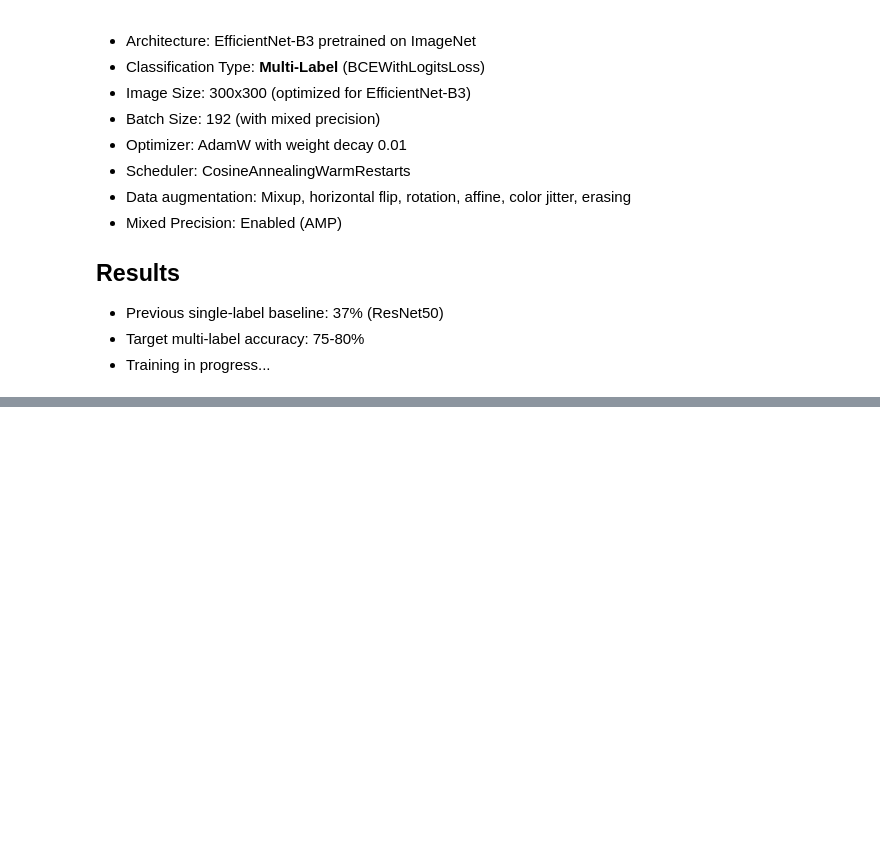
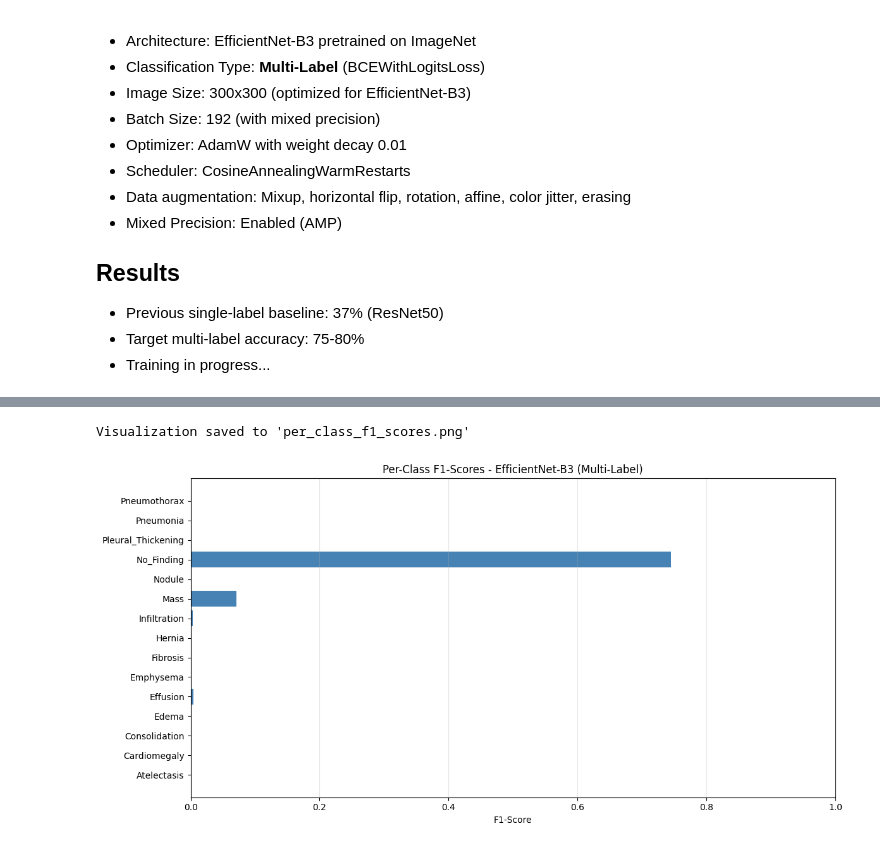
Before and after one commit to evanpetersen919/Chest-X-Ray-Classifier, a Jupyter notebook: classifier.ipynb, the cells around one changed output, grey strips where cells are left out. Cells and saved outputs as stored; diff of their text form; code cells hidden in the pictures; blank space fills up the shorter version.

Commit message:
Complete multi-label classifier with 1 epoch baseline(fixed broken training)

```diff
--- a/classifier.ipynb
+++ b/classifier.ipynb
@@ -429,23 +506,24 @@ cm = confusion_matrix(test_labels, test_preds)
 # %%
 # ------------------------------------------------------------------------------
-# VISUALIZE RESULTS
-# Generate and save confusion matrix heatmap for model performance analysis
+# VISUALIZE RESULTS - MULTI-LABEL
+# Generate and save per-class performance visualization
 # ------------------------------------------------------------------------------
 
 import matplotlib.pyplot as plt
 import seaborn as sns
 
-plt.figure(figsize=(12, 10))
-sns.heatmap(cm, annot=True, fmt='d', cmap='Blues',
-            xticklabels=[class_mapping[i] for i in range(NUM_CLASSES)],
-            yticklabels=[class_mapping[i] for i in range(NUM_CLASSES)])
-plt.title('Confusion Matrix - EfficientNet-B3')
-plt.ylabel('True Label')
-plt.xlabel('Predicted Label')
-plt.xticks(rotation=45, ha='right')
-plt.yticks(rotation=0)
+# Create bar chart of per-class F1 scores
+plt.figure(figsize=(12, 6))
+plt.barh(DISEASE_CLASSES, f1s, color='steelblue')
+plt.xlabel('F1-Score')
+plt.title('Per-Class F1-Scores - EfficientNet-B3 (Multi-Label)')
+plt.xlim(0, 1)
+plt.grid(axis='x', alpha=0.3)
 plt.tight_layout()
-plt.savefig('confusion_matrix_efficientnet_b3.png', dpi=300, bbox_inches='tight')
-print("\nConfusion matrix saved to 'confusion_matrix_efficientnet_b3.png'")
+plt.savefig('per_class_f1_scores.png', dpi=300, bbox_inches='tight')
+print("\nVisualization saved to 'per_class_f1_scores.png'")
+# %% [output]
+Visualization saved to 'per_class_f1_scores.png'
+[figure, added]
 # %%
 # ------------------------------------------------------------------------------
```
Also changed, not shown: parts of 6 cells of this notebook.
